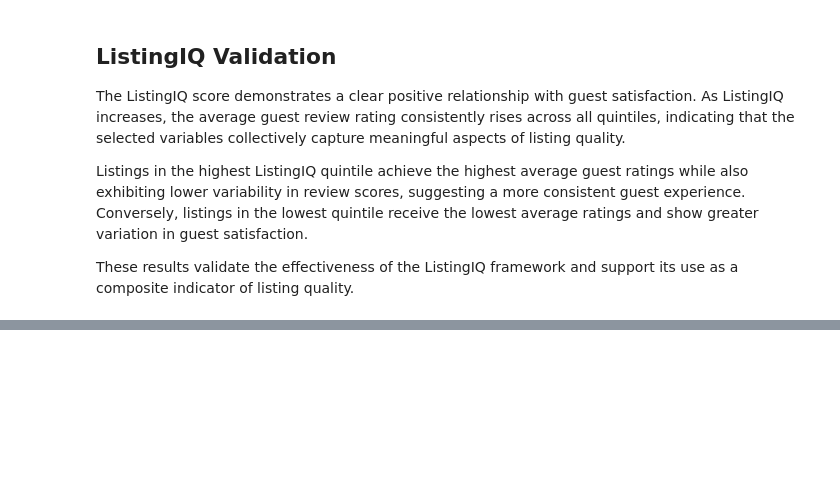
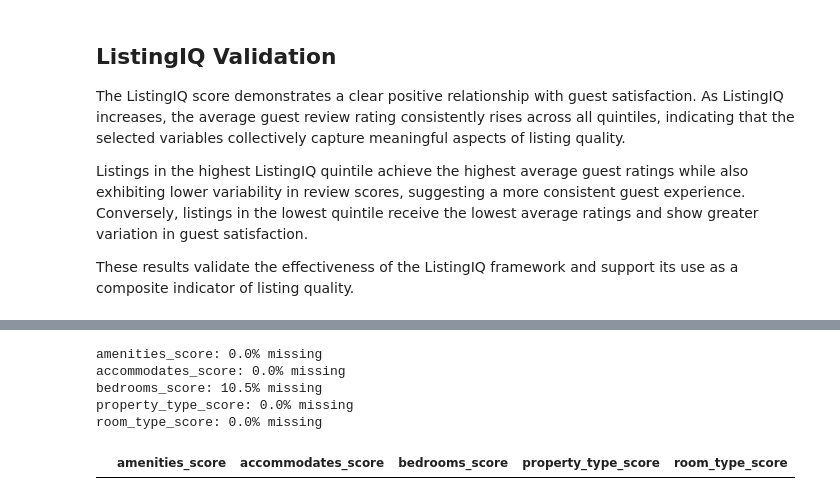
Before and after one commit to parvgupta22/StaySense, a Jupyter notebook: Notebooks/Feature engineering/Notebooks/3.KPI_2_ListingIq.ipynb, the cells around one changed output, grey strips where cells are left out. Cells and saved outputs as stored; diff of their text form; code cells hidden in the pictures; blank space fills up the shorter version.

```diff
--- a/Notebooks/Feature engineering/Notebooks/3.KPI_2_ListingIq.ipynb
+++ b/Notebooks/Feature engineering/Notebooks/3.KPI_2_ListingIq.ipynb
@@ -977,0 +1032,24 @@ listings_fe.to_csv("ListingIQ_Output.csv", index=False)
+# %%
+component_cols = [
+    "amenities_score",
+    "accommodates_score",
+    "bedrooms_score",
+    "property_type_score",
+    "room_type_score"
+]
+
+for col in component_cols:
+    missing_pct = listings_fe[col].isna().mean() * 100
+    print(f"{col}: {missing_pct:.1f}% missing")
+# %% [output]
+amenities_score: 0.0% missing
+accommodates_score: 0.0% missing
+bedrooms_score: 10.5% missing
+property_type_score: 0.0% missing
+room_type_score: 0.0% missing
+# %%
+listings_fe[listings_fe["ListingIQ_Components_Used"] == 3][
+    ["amenities_score", "accommodates_score", "bedrooms_score", "property_type_score", "room_type_score"]
+]
+# %% [output]
+|  | amenities_score | accommodates_score | bedrooms_score | property_type_score | room_type_score |
```
Also changed, not shown: parts of 7 cells of this notebook, 3 other files.
